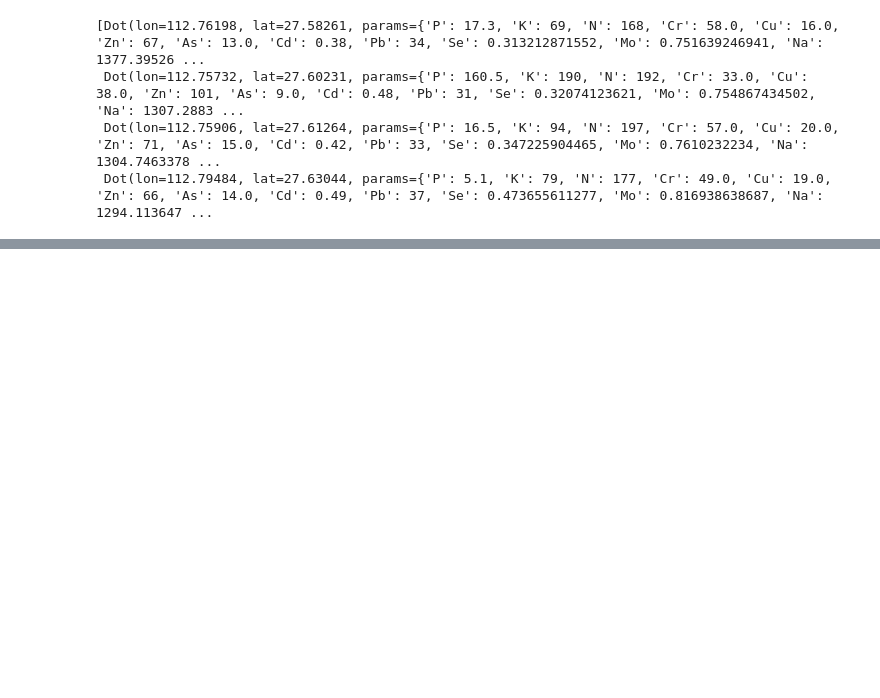
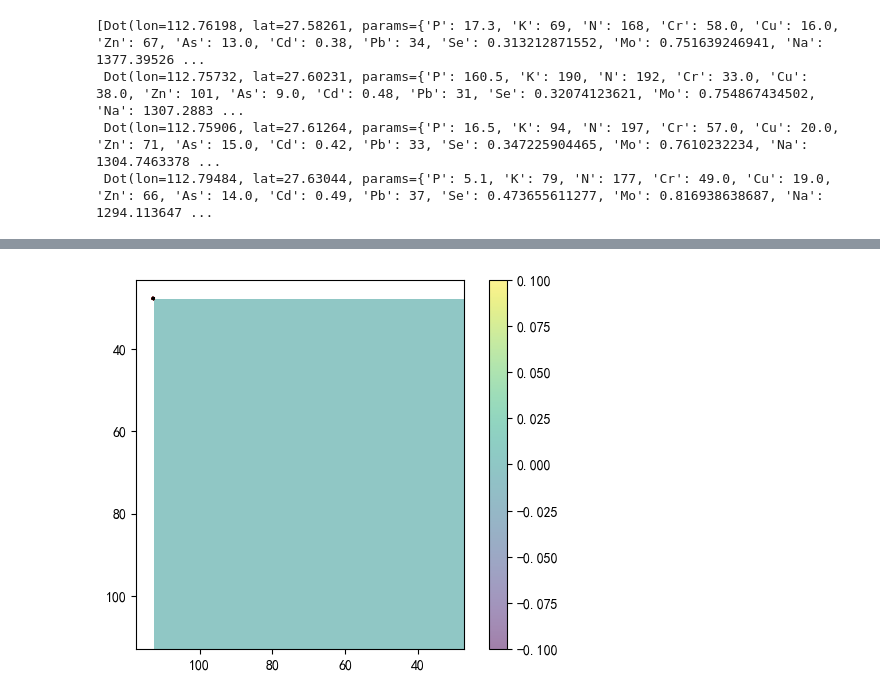
Before and after one commit to Altoria-276/agricultural-decision-system, a Jupyter notebook: test.ipynb, the cells around one changed output, grey strips where cells are left out. Cells and saved outputs as stored; diff of their text form; code cells hidden in the pictures; blank space fills up the shorter version.

```diff
--- a/test.ipynb
+++ b/test.ipynb
@@ -34,0 +56,4 @@ Dot(lon=112.76830000000001, lat=27.607, params={'K': 108.0, 'N': 183.5, 'Cd': 0.
+# %%
+fig
+# %% [output]
+[figure, added]
```
Also changed, not shown: parts of 5 cells of this notebook, 2 other files.
